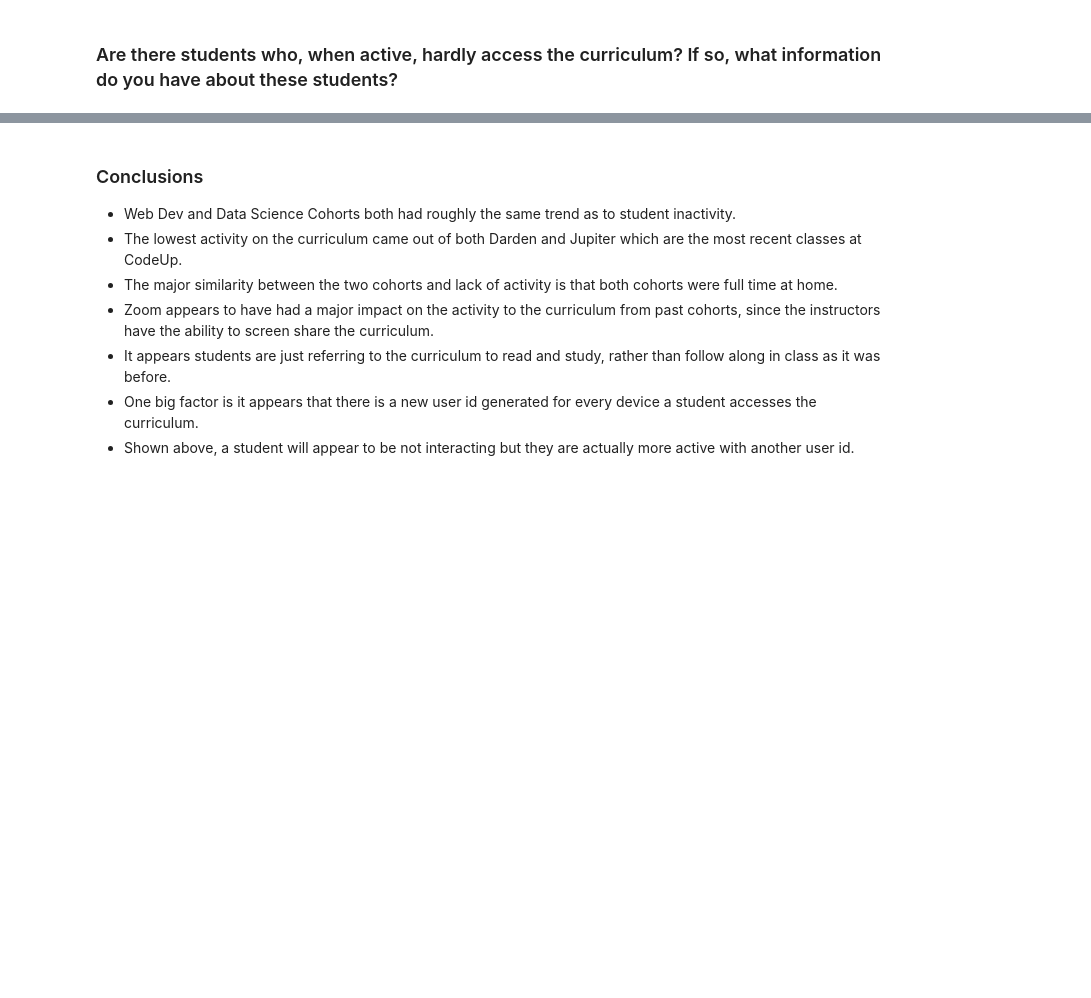
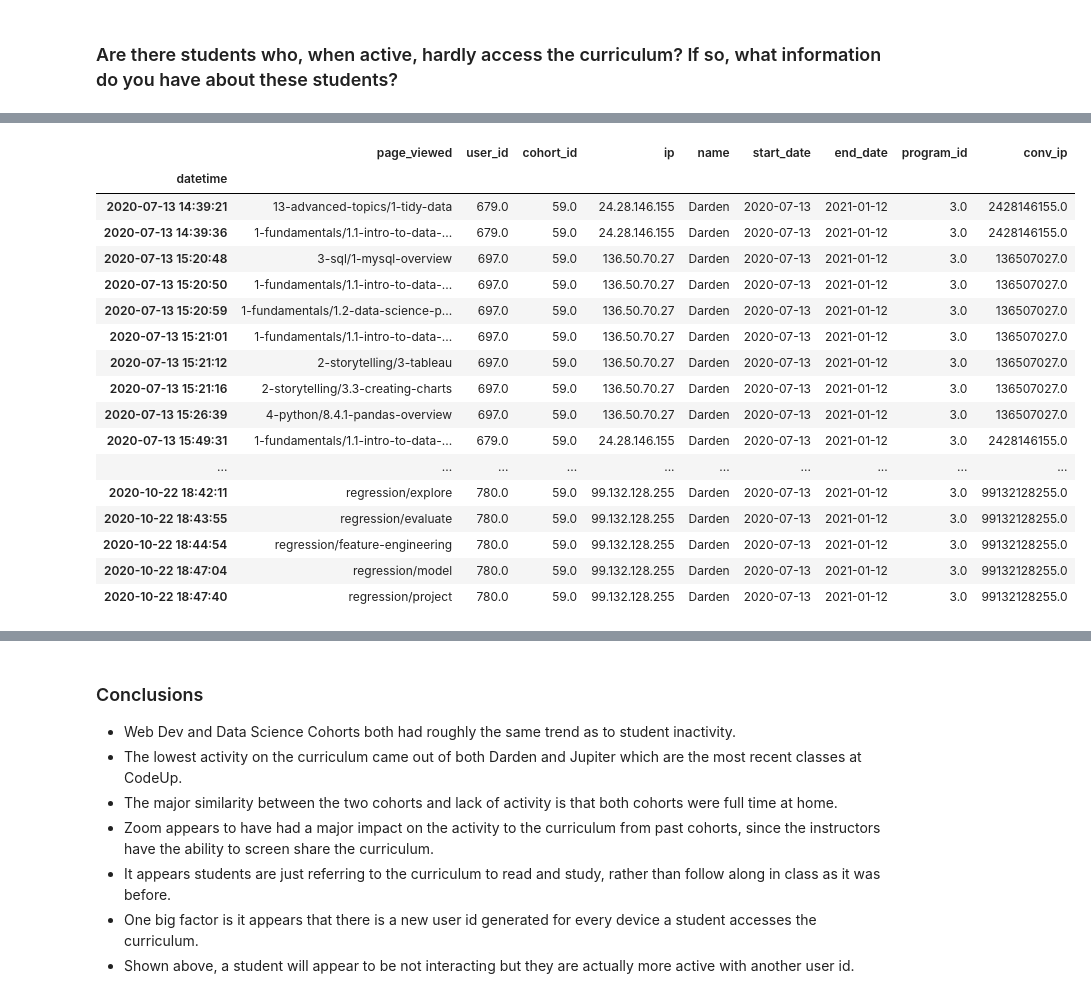
Before and after one commit to AAranda10/anomaly_project, a Jupyter notebook: anomaly_detection_project.ipynb, the cells around one changed output, grey strips where cells are left out. Saved outputs shown, nothing was run; the diff lists cells and outputs as text; code cells hidden in the pictures; blank space fills up the shorter version.

```diff
--- a/anomaly_detection_project.ipynb
+++ b/anomaly_detection_project.ipynb
@@ -166,3 +238,22 @@ active_students.user_id.value_counts().tail(20)
 barely_active = df[(df.user_id == 679.0)|(df.user_id == 697.0)|(df.user_id == 772.0)|(df.user_id == 785.0)|(df.user_id == 780.0)|(df.user_id == 783.0)]
 # %%
-barely_active
+barely_active.head(20)
+# %% [output]
+|  | page_viewed | user_id | cohort_id | ip | name | start_date | end_date | program_id | conv_ip |
+| datetime |  |  |  |  |  |  |  |  |  |
+| 2020-07-13 14:39:21 | 13-advanced-topics/1-tidy-data | 679.0 | 59.0 | 24.28.146.155 | Darden | 2020-07-13 | 2021-01-12 | 3.0 | 2428146155.0 |
+| 2020-07-13 14:39:36 | 1-fundamentals/1.1-intro-to-data-... | 679.0 | 59.0 | 24.28.146.155 | Darden | 2020-07-13 | 2021-01-12 | 3.0 | 2428146155.0 |
+| 2020-07-13 15:20:48 | 3-sql/1-mysql-overview | 697.0 | 59.0 | 136.50.70.27 | Darden | 2020-07-13 | 2021-01-12 | 3.0 | 136507027.0 |
+| 2020-07-13 15:20:50 | 1-fundamentals/1.1-intro-to-data-... | 697.0 | 59.0 | 136.50.70.27 | Darden | 2020-07-13 | 2021-01-12 | 3.0 | 136507027.0 |
+| 2020-07-13 15:20:59 | 1-fundamentals/1.2-data-science-p... | 697.0 | 59.0 | 136.50.70.27 | Darden | 2020-07-13 | 2021-01-12 | 3.0 | 136507027.0 |
+| 2020-07-13 15:21:01 | 1-fundamentals/1.1-intro-to-data-... | 697.0 | 59.0 | 136.50.70.27 | Darden | 2020-07-13 | 2021-01-12 | 3.0 | 136507027.0 |
+| 2020-07-13 15:21:12 | 2-storytelling/3-tableau | 697.0 | 59.0 | 136.50.70.27 | Darden | 2020-07-13 | 2021-01-12 | 3.0 | 136507027.0 |
+| 2020-07-13 15:21:16 | 2-storytelling/3.3-creating-charts | 697.0 | 59.0 | 136.50.70.27 | Darden | 2020-07-13 | 2021-01-12 | 3.0 | 136507027.0 |
+| 2020-07-13 15:26:39 | 4-python/8.4.1-pandas-overview | 697.0 | 59.0 | 136.50.70.27 | Darden | 2020-07-13 | 2021-01-12 | 3.0 | 136507027.0 |
+| 2020-07-13 15:49:31 | 1-fundamentals/1.1-intro-to-data-... | 679.0 | 59.0 | 24.28.146.155 | Darden | 2020-07-13 | 2021-01-12 | 3.0 | 2428146155.0 |
+| ... | ... | ... | ... | ... | ... | ... | ... | ... | ... |
+| 2020-10-22 18:42:11 | regression/explore | 780.0 | 59.0 | 99.132.128.255 | Darden | 2020-07-13 | 2021-01-12 | 3.0 | 99132128255.0 |
+| 2020-10-22 18:43:55 | regression/evaluate | 780.0 | 59.0 | 99.132.128.255 | Darden | 2020-07-13 | 2021-01-12 | 3.0 | 99132128255.0 |
+| 2020-10-22 18:44:54 | regression/feature-engineering | 780.0 | 59.0 | 99.132.128.255 | Darden | 2020-07-13 | 2021-01-12 | 3.0 | 99132128255.0 |
+| 2020-10-22 18:47:04 | regression/model | 780.0 | 59.0 | 99.132.128.255 | Darden | 2020-07-13 | 2021-01-12 | 3.0 | 99132128255.0 |
+| 2020-10-22 18:47:40 | regression/project | 780.0 | 59.0 | 99.132.128.255 | Darden | 2020-07-13 | 2021-01-12 | 3.0 | 99132128255.0 |
```
Also changed, not shown: parts of 74 cells of this notebook.
